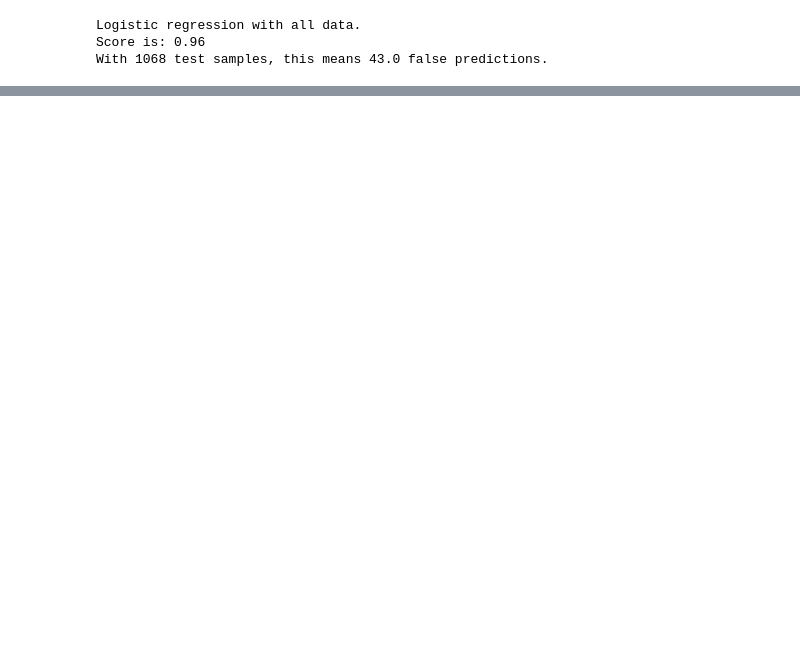
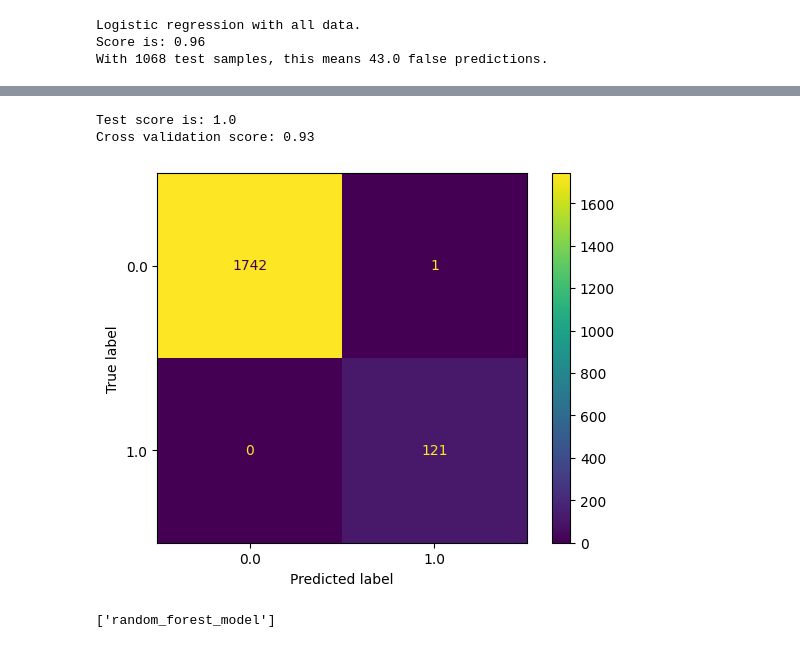
Before and after one commit to sofvanh/slipskip, a Jupyter notebook: model/model_training.ipynb, the cells around one changed output, grey strips where cells are left out. Saved outputs shown, nothing was run; the diff lists cells and outputs as text; code cells hidden in the pictures; blank space fills up the shorter version.

```diff
--- a/model/model_training.ipynb
+++ b/model/model_training.ipynb
@@ -43,0 +72,27 @@ With 616 test samples, this means 37.0 false predictions.
+# %%
+y = df2["value"].to_numpy()
+X = df2.drop(columns=["value"]).to_numpy()
+
+X_train, X_test, y_train, y_test = train_test_split(X, y, test_size=0.33, random_state=42)
+class_weights = class_weight.compute_class_weight(class_weight="balanced", classes=np.unique(y_train), y=y_train)
+clf3 = RandomForestClassifier(n_estimators=100, max_depth=14, class_weight="balanced")
+clf3 = clf3.fit(X, y)
+
+score = clf3.score(X_test, y_test).round(3)
+y_pred_test = clf3.predict(X_test)
+#score = classification_report(y_test, y_pred_test)
+n = confusion_matrix(y_test, y_pred_test)
+#tn, fp, fn, tp = confusion_matrix(y_test, y_pred_test).ravel()
+plot_confusion_matrix(clf3,X,y)
+
+print("Test score is:", score)
+print("Cross validation score:", cross_val_score(clf3, X, y, cv=3).mean().round(3))
+# %% [output]
+Test score is: 1.0
+Cross validation score: 0.93
+[figure, added]
+# %%
+# save model/Python object into file
+joblib.dump(clf3, 'random_forest_model')
+# %% [output]
+['random_forest_model']
```
Also changed, not shown: parts of 3 cells of this notebook, 1 other file.
